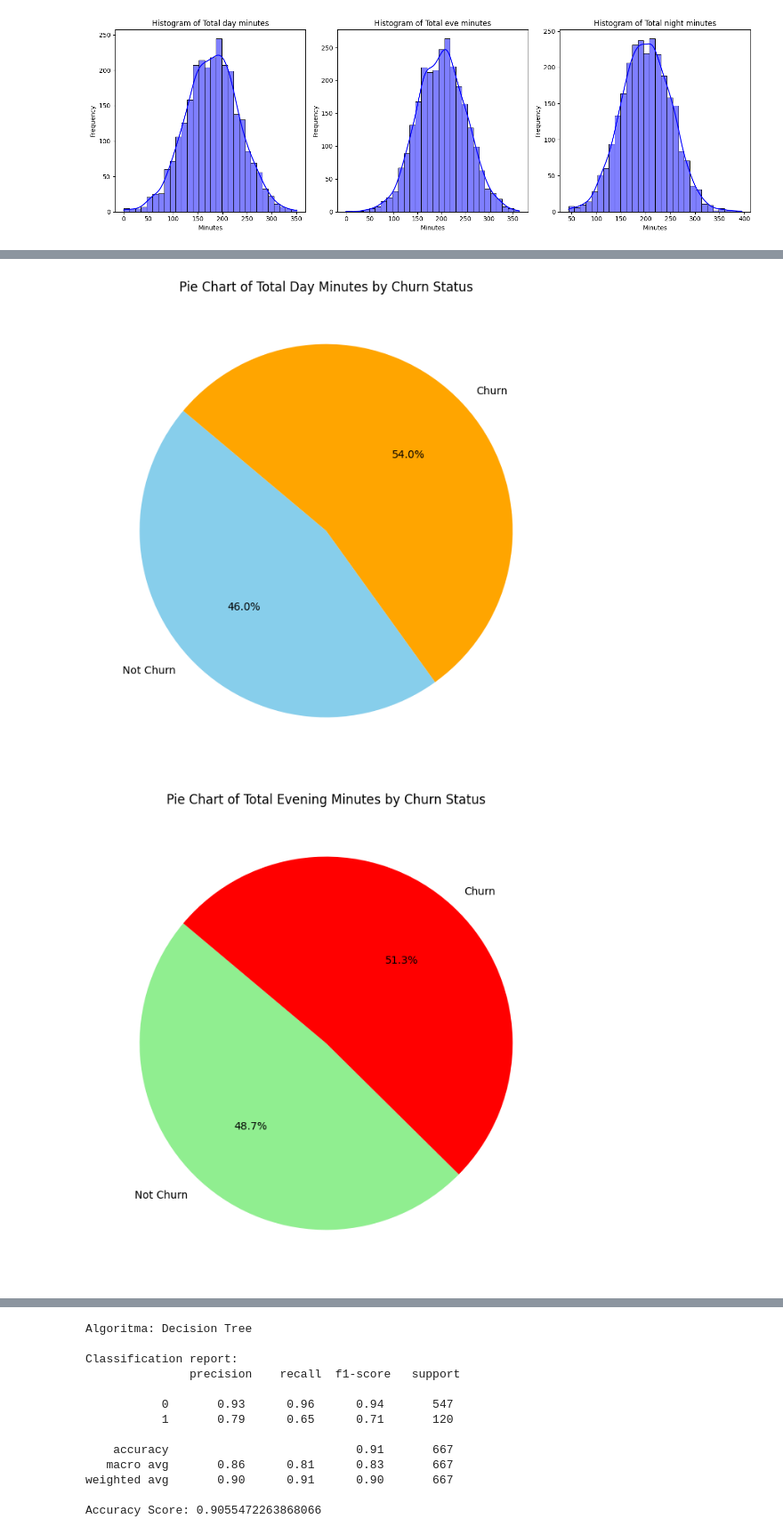
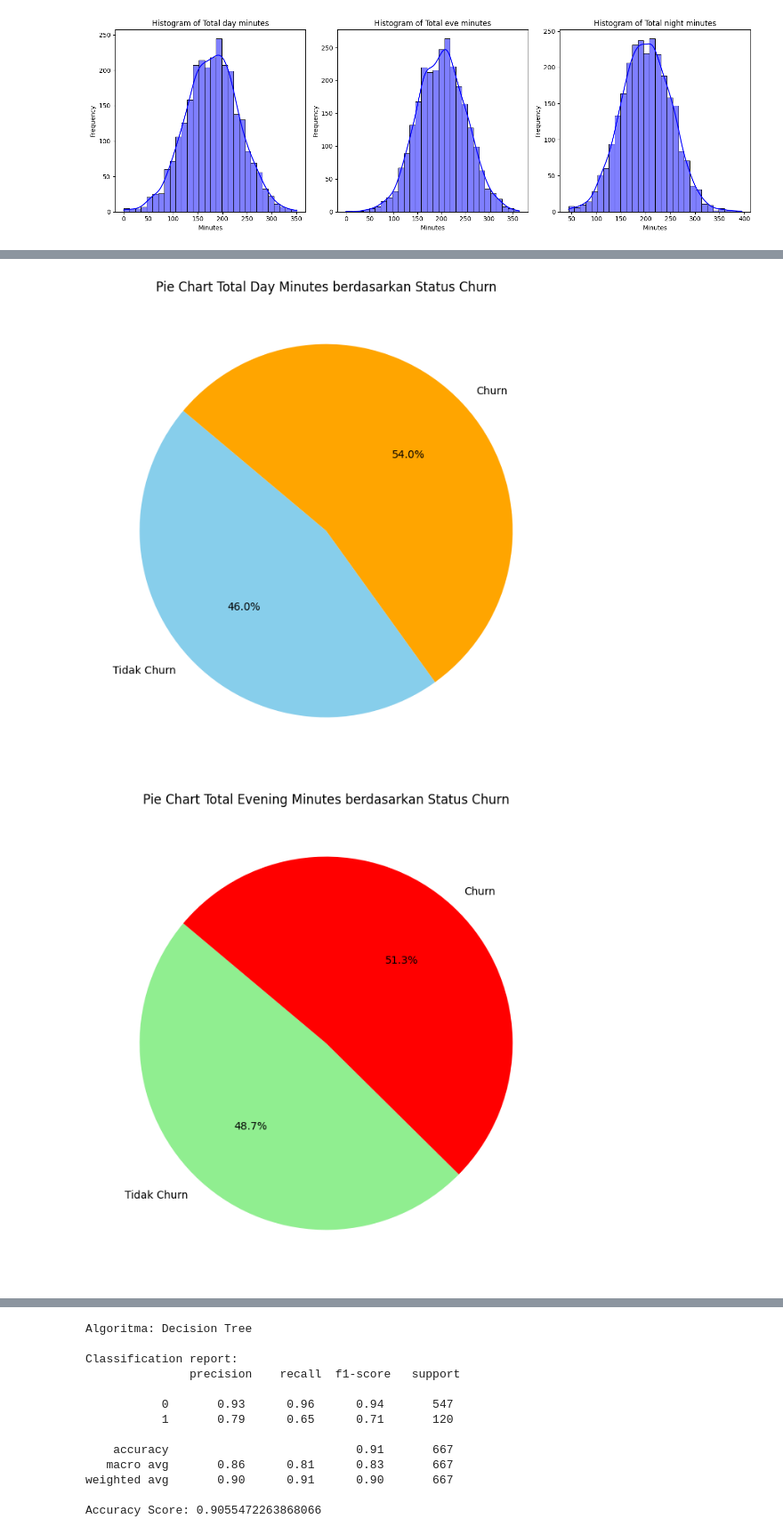
Before and after one commit to Kimichigiri/PRECHANTEL, a Jupyter notebook: PRECHANTEL.ipynb, the cells around one changed output, grey strips where cells are left out. Shown at 89% size. Cells and saved outputs as stored; diff of their text form; code cells hidden in the pictures.

```diff
--- a/PRECHANTEL.ipynb
+++ b/PRECHANTEL.ipynb
@@ -196,34 +235,40 @@ Passing `palette` without assigning `hue` is deprecated and will be removed in v
 # %%
-# Aggregating average time usage by Churn status
+# Visualisasi Churn vs Tidak Churn berdasarkan rata-rata penggunaan waktu panggilan
+# Tolong run sebelum standard scaler
+
+# Menghitung rata-rata penggunaan waktu berdasarkan status Churn
 time_columns = ['Total day minutes', 'Total eve minutes', 'Total night minutes']
 average_time_by_churn = prechantel.groupby('Churn')[time_columns].mean()
 
-# Preparing data for pie chart (e.g., Total day minutes)
-churn_labels = ['Not Churn', 'Churn']
-day_minutes = average_time_by_churn['Total day minutes']
+# Menyiapkan data untuk pie chart (contoh: Total day minutes)
+churn_labels = ['Tidak Churn', 'Churn']  # Label untuk status churn
+day_minutes = average_time_by_churn['Total day minutes']  # Mengambil rata-rata Total day minutes
 
-# Plotting the pie chart for Total day minutes
+# Membuat pie chart untuk Total day minutes berdasarkan status Churn
 plt.figure(figsize=(8, 8))
 plt.pie(day_minutes, labels=churn_labels, autopct='%1.1f%%', startangle=140, colors=['skyblue', 'orange'])
-plt.title('Pie Chart of Total Day Minutes by Churn Status')
+plt.title('Pie Chart Total Day Minutes berdasarkan Status Churn')
 plt.show()
 
-# OPTIONAL: Repeat for evening or night minutes
-# Example for Total eve minutes
+# OPTIONAL: Pie chart untuk Total eve minutes (jika diperlukan)
+# Mengambil rata-rata Total eve minutes berdasarkan status Churn
 eve_minutes = average_time_by_churn['Total eve minutes']
 
+# Membuat pie chart untuk Total eve minutes
 plt.figure(figsize=(8, 8))
 plt.pie(eve_minutes, labels=churn_labels, autopct='%1.1f%%', startangle=140, colors=['lightgreen', 'red'])
-plt.title('Pie Chart of Total Evening Minutes by Churn Status')
+plt.title('Pie Chart Total Evening Minutes berdasarkan Status Churn')
 plt.show()
 
-# Example for Total night minutes
+# OPTIONAL: Pie chart untuk Total night minutes (jika diperlukan)
+# Mengambil rata-rata Total night minutes berdasarkan status Churn
 night_minutes = average_time_by_churn['Total night minutes']
 
+# Membuat pie chart untuk Total night minutes
 plt.figure(figsize=(8, 8))
 plt.pie(night_minutes, labels=churn_labels, autopct='%1.1f%%', startangle=140, colors=['purple', 'pink'])
-plt.title('Pie Chart of Total Night Minutes by Churn Status')
+plt.title('Pie Chart Total Night Minutes berdasarkan Status Churn')
 plt.show()
 # %% [output]
-[figure, old version]
+[figure, new version]
-[figure, old version]
+[figure, new version]
```
Also changed, not shown: parts of 7 cells of this notebook.
